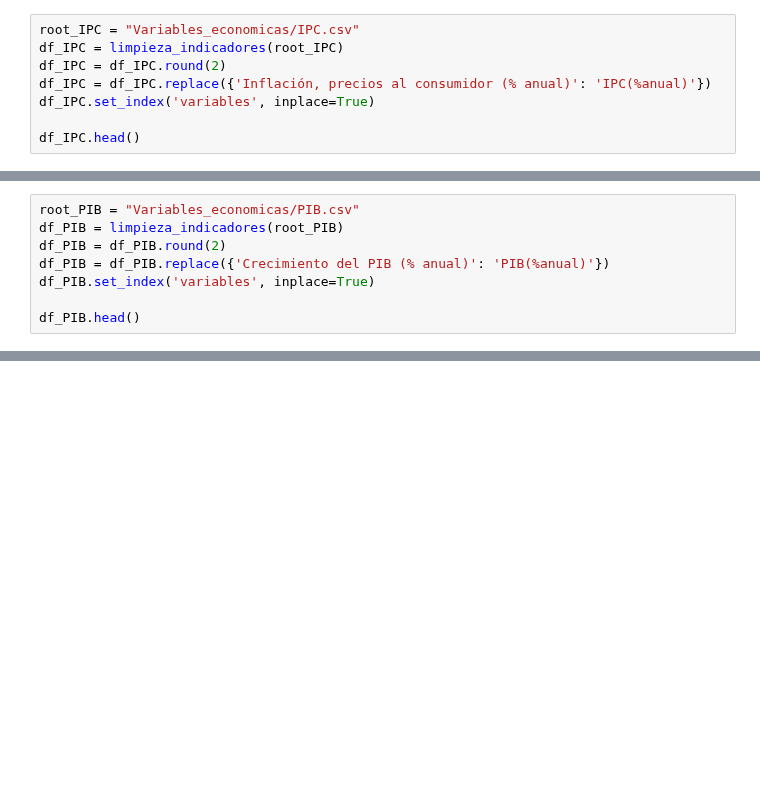
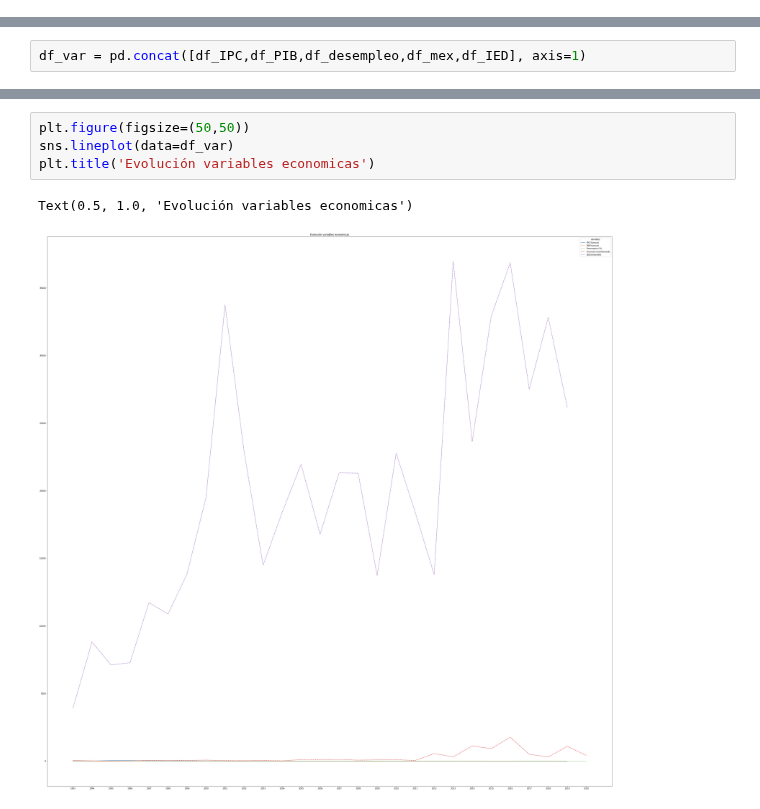
Before and after one commit to Afri-cola/Kschool-TFM, a Jupyter notebook: Variables_economicas.ipynb, the cells around one changed output, grey strips where cells are left out. Drawn from its saved outputs; the diff is of its cells as text; blank space fills up the shorter version.

Commit message:
concat variables economicas

```diff
--- a/Variables_economicas.ipynb
+++ b/Variables_economicas.ipynb
@@ -34,8 +4,0 @@ def limpieza_indicadores(root):
-# %%
-root_IPC = "Variables_economicas/IPC.csv"
-df_IPC = limpieza_indicadores(root_IPC)
-df_IPC = df_IPC.round(2)
-df_IPC = df_IPC.replace({'Inflación, precios al consumidor (% anual)': 'IPC(%anual)'})
-df_IPC.set_index('variables', inplace=True)
-
-df_IPC.head()
@@ -47,8 +4,0 @@ df_IPC.head()
-# %%
-root_PIB = "Variables_economicas/PIB.csv"
-df_PIB = limpieza_indicadores(root_PIB)
-df_PIB = df_PIB.round(2)
-df_PIB = df_PIB.replace({'Crecimiento del PIB (% anual)': 'PIB(%anual)'})
-df_PIB.set_index('variables', inplace=True)
-
-df_PIB.head()
@@ -88,0 +16,2 @@ Stored 'var_economicas' (DataFrame)
+# %%
+df_var = pd.concat([df_IPC,df_PIB,df_desempleo,df_mex,df_IED], axis=1)
@@ -88,0 +38,7 @@ Stored 'var_economicas' (DataFrame)
+# %%
+plt.figure(figsize=(50,50))
+sns.lineplot(data=df_var)
+plt.title('Evolución variables economicas')
+# %% [output]
+Text(0.5, 1.0, 'Evolución variables economicas')
+[figure, added]
```
Also changed, not shown: parts of 15 cells of this notebook.
